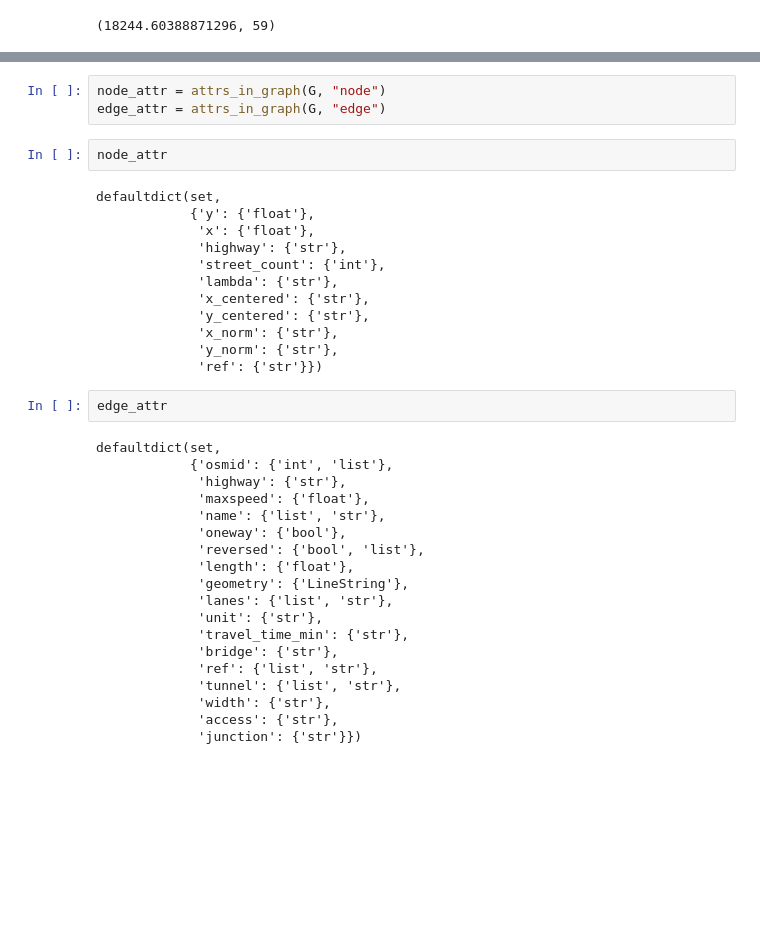
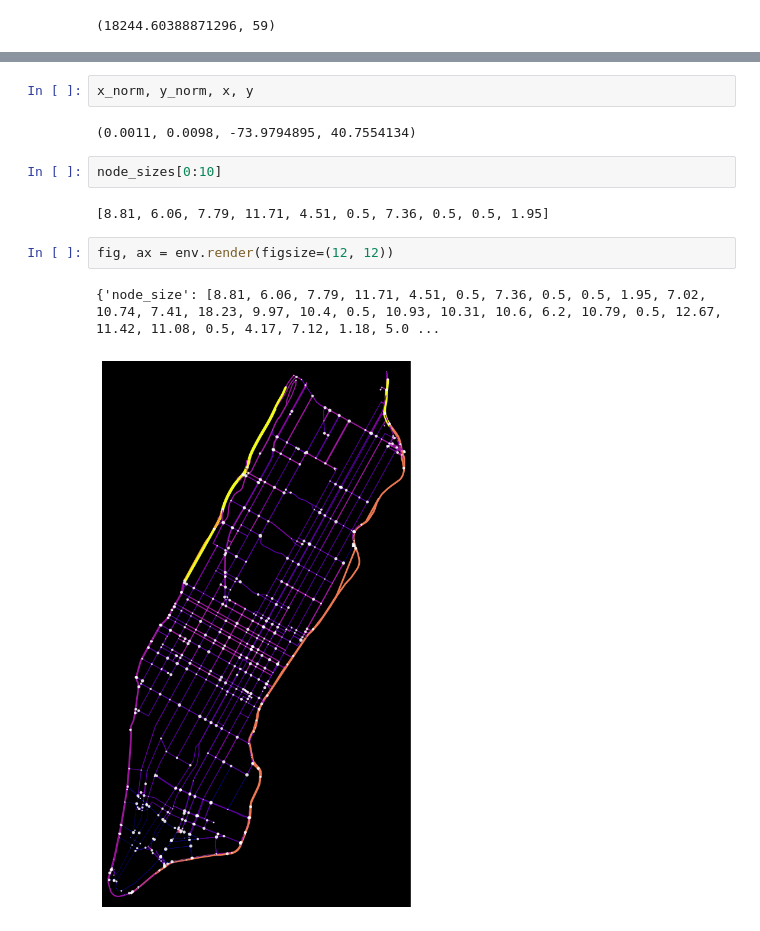
Before and after one commit to akseldkw07/Waymo-Agent, a Jupyter notebook: notebooks/scratch.ipynb, the cells around one changed output, grey strips where cells are left out. Drawn from its saved outputs; the diff is of its cells as text; blank space fills up the shorter version.

```diff
--- a/notebooks/scratch.ipynb
+++ b/notebooks/scratch.ipynb
@@ -70,38 +74,13 @@ hist_edge_or_node_attr(G, "x_norm", "node")
-# %%
-node_attr = attrs_in_graph(G, "node")
-edge_attr = attrs_in_graph(G, "edge")
-# %%
-node_attr
-# %% [output]
-defaultdict(set,
-            {'y': {'float'},
-             'x': {'float'},
-             'highway': {'str'},
-             'street_count': {'int'},
-             'lambda': {'str'},
-             'x_centered': {'str'},
-             'y_centered': {'str'},
-             'x_norm': {'str'},
-             'y_norm': {'str'},
-             'ref': {'str'}})
-# %%
-edge_attr
-# %% [output]
-defaultdict(set,
-            {'osmid': {'int', 'list'},
-             'highway': {'str'},
-             'maxspeed': {'float'},
-             'name': {'list', 'str'},
-             'oneway': {'bool'},
-             'reversed': {'bool', 'list'},
-             'length': {'float'},
-             'geometry': {'LineString'},
-             'lanes': {'list', 'str'},
-             'unit': {'str'},
-             'travel_time_min': {'str'},
-             'bridge': {'str'},
-             'ref': {'list', 'str'},
-             'tunnel': {'list', 'str'},
-             'width': {'str'},
-             'access': {'str'},
-             'junction': {'str'}})
+# %%
+x_norm, y_norm, x, y
+# %% [output]
+(0.0011, 0.0098, -73.9794895, 40.7554134)
+# %%
+node_sizes[0:10]
+# %% [output]
+[8.81, 6.06, 7.79, 11.71, 4.51, 0.5, 7.36, 0.5, 0.5, 1.95]
+# %%
+fig, ax = env.render(figsize=(12, 12))
+# %% [output]
+{'node_size': [8.81, 6.06, 7.79, 11.71, 4.51, 0.5, 7.36, 0.5, 0.5, 1.95, 7.02, 10.74, 7.41, 18.23, 9.97, 10.4, 0.5, 10.93, 10.31, 10.6, 6.2, 10.79, 0.5, 12.67, 11.42, 11.08, 0.5, 4.17, 7.12, 1.18, 5.0 ...
+[figure, added]
```
Also changed, not shown: parts of 5 cells of this notebook, 5 other files.
